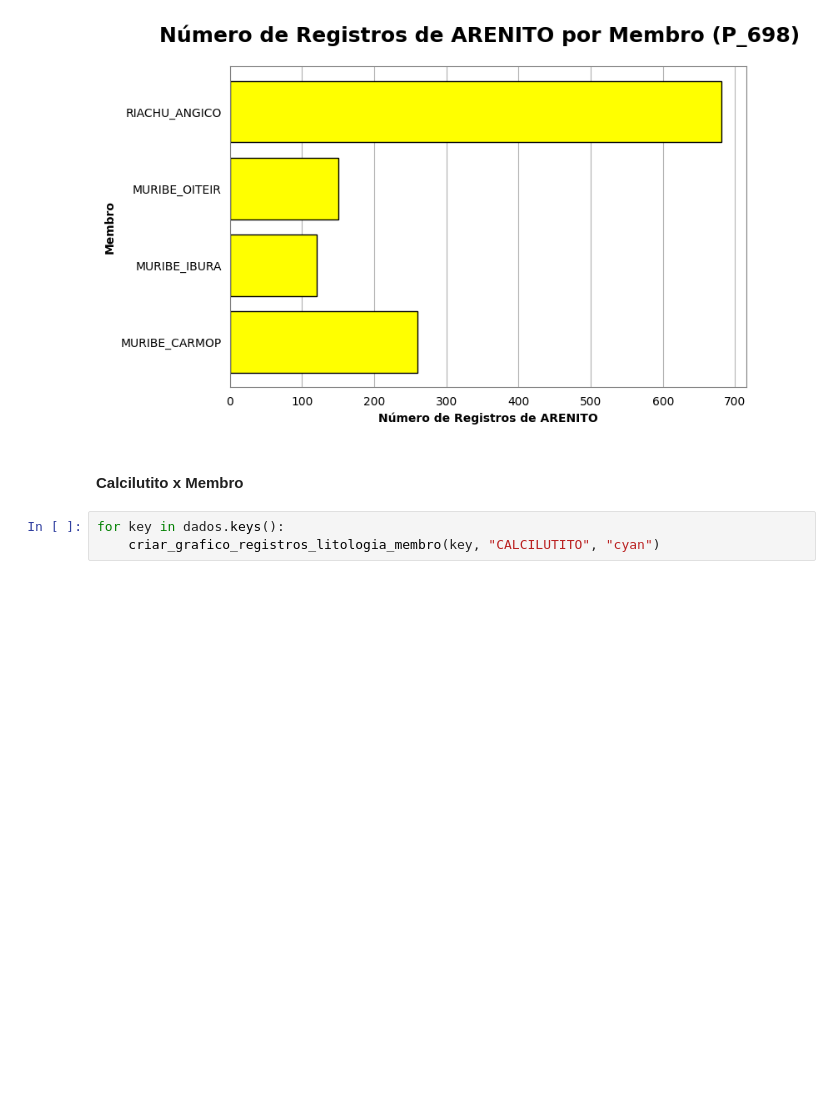
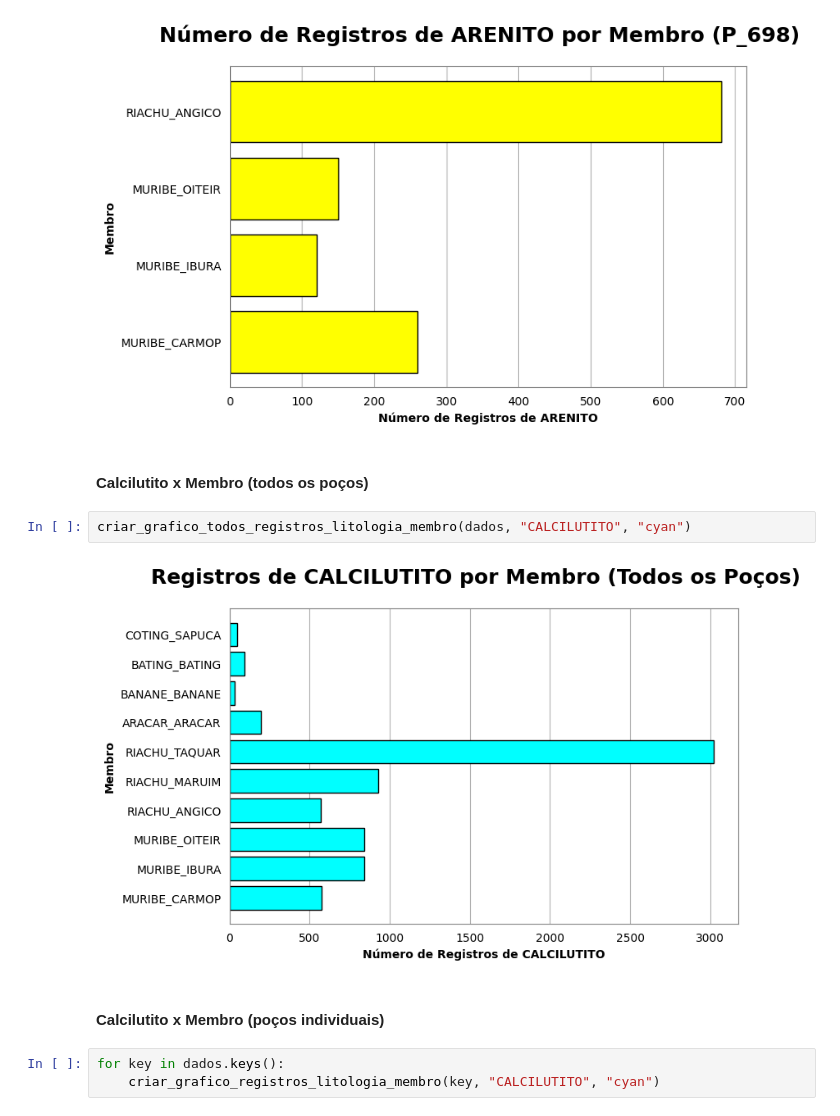
Before and after one commit to rafaseto/lithofacies-classification-from-conventional-well-logs, a Jupyter notebook: treinamento_modelo.ipynb, the cells around one changed output. Drawn from its saved outputs; the diff is of its cells as text; blank space fills up the shorter version.

Commit message:
add plot calcilutito x membro (todos os poços)

```diff
--- a/treinamento_modelo.ipynb
+++ b/treinamento_modelo.ipynb
@@ -243,8 +243,14 @@ for key in dados.keys():
 [figure]
 [figure]
 [figure]
+# %% [markdown]
+#### Calcilutito x Membro (todos os poços)
+# %%
+criar_grafico_todos_registros_litologia_membro(dados, "CALCILUTITO", "cyan")
+# %% [output]
+[figure, added]
 # %% [markdown]
-#### Calcilutito x Membro
+#### Calcilutito x Membro (poços individuais)
 # %%
 for key in dados.keys():
     criar_grafico_registros_litologia_membro(key, "CALCILUTITO", "cyan")
```
